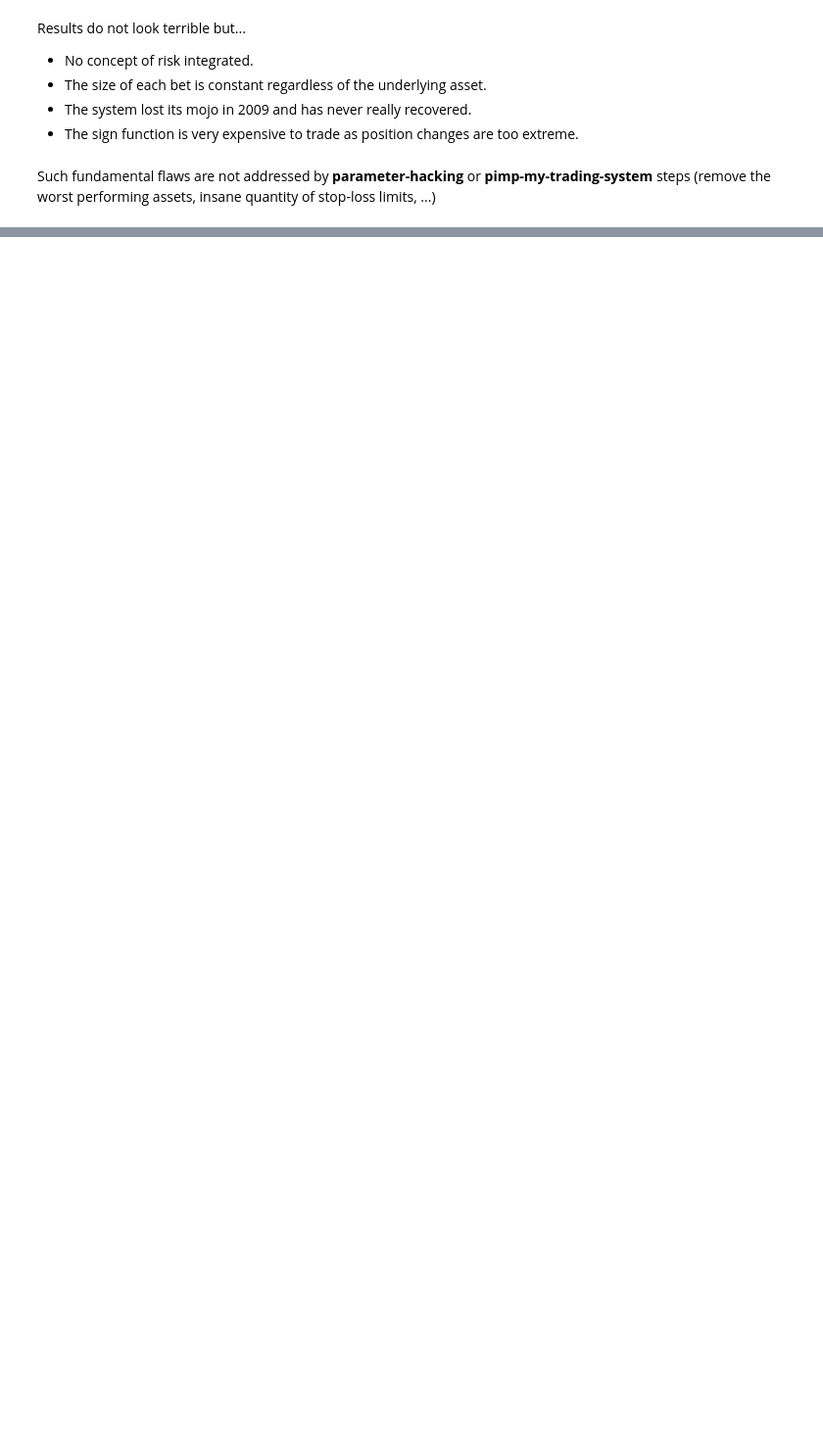
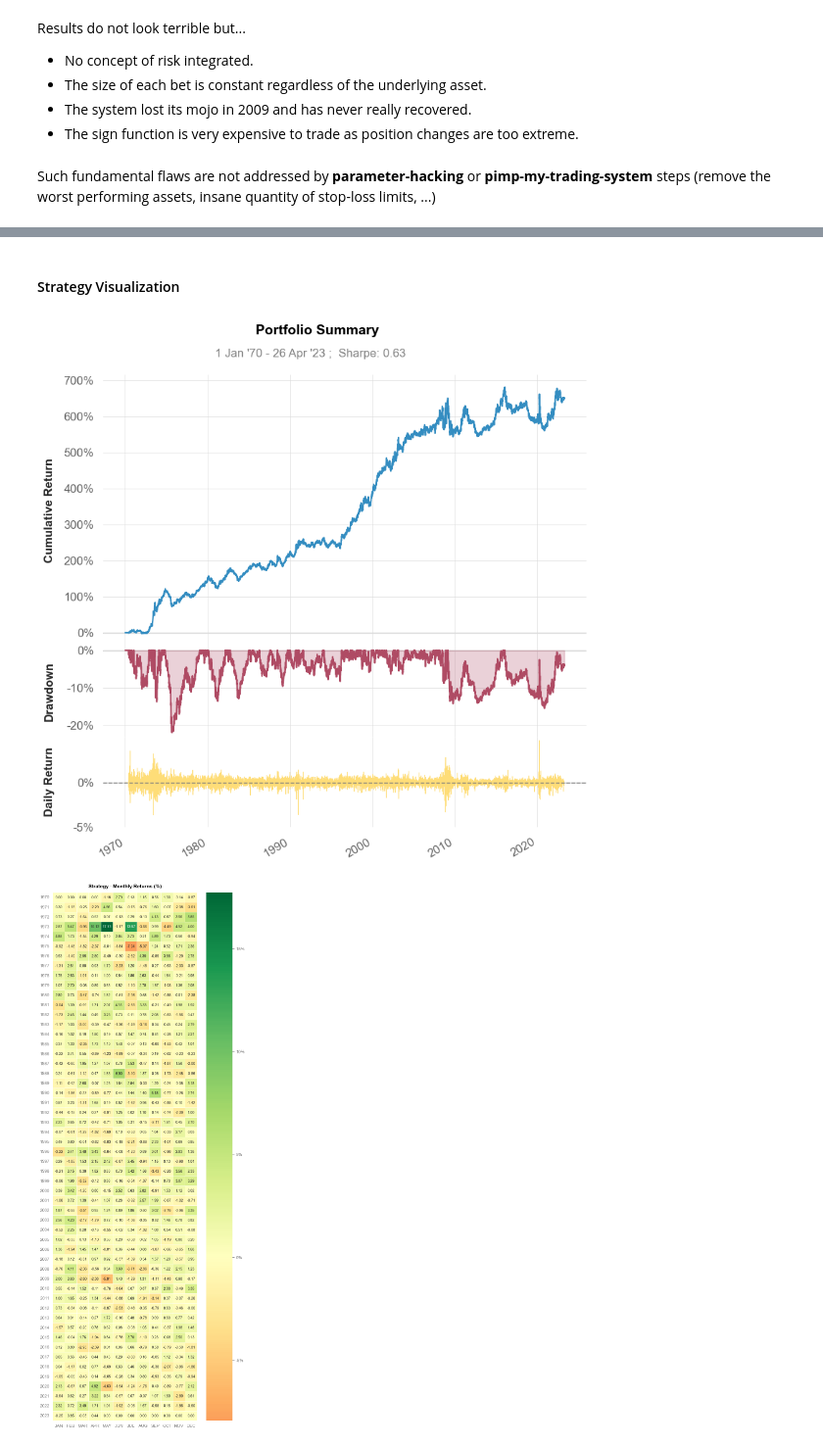
Before and after one commit to tschm/cs, a Jupyter notebook: _sources/docs/notebooks/Experiment1.ipynb, the cells around one changed output, grey strips where cells are left out. Shown at 98% size. Cells and saved outputs as stored; diff of their text form; code cells hidden in the pictures; blank space fills up the shorter version.

```diff
--- a/_sources/docs/notebooks/Experiment1.ipynb
+++ b/_sources/docs/notebooks/Experiment1.ipynb
@@ -9,6 +9,6 @@ from tinycta.portfolio import build_portfolio
 # %%
 # Load prices
-prices = pd.read_csv("data/p_hashed.csv", index_col=0, parse_dates=True).ffill().truncate(before="1970-01-01")
+prices = pd.read_csv("data/Prices_hashed.csv", index_col=0, parse_dates=True).ffill()
 # %%
 # take two moving averages and apply sign-functiond
 def f(price, fast=32, slow=96):
@@ -26,4 +26,5 @@ HBox([left_box, right_box])
 # %% [output]
 HBox(children=(VBox(children=(Label(value='Fast Moving Average'), Label(value='Slow Moving Average'))), VBox(c…
 # %%
-portfolio = build_portfolio(prices=prices, position=prices.apply(f, fast=fast.value, slow=slow.value))
+portfolio = build_portfolio(prices=prices, cashposition=
+                            1e6*prices.apply(f, fast=fast.value, slow=slow.value))
@@ -83,3 +36,9 @@ Results do not look terrible but...
 * The sign function is very expensive to trade as position changes are too extreme.
 # %% [markdown]
 Such fundamental flaws are not addressed by **parameter-hacking** or **pimp-my-trading-system** steps (remove the worst performing assets, insane quantity of stop-loss limits, ...)
+# %%
+capital = 1e7
+a = portfolio.nav(aum=capital)
+# %%
+qs.reports.basic(a)
+# %% [output]
@@ -85,0 +63,3 @@ Such fundamental flaws are not addressed by **parameter-hacking** or **pimp-my-t
+Strategy Visualization
+[figure, added]
+[figure, added]
```
Also changed, not shown: parts of 3 cells of this notebook, 42 other files.
